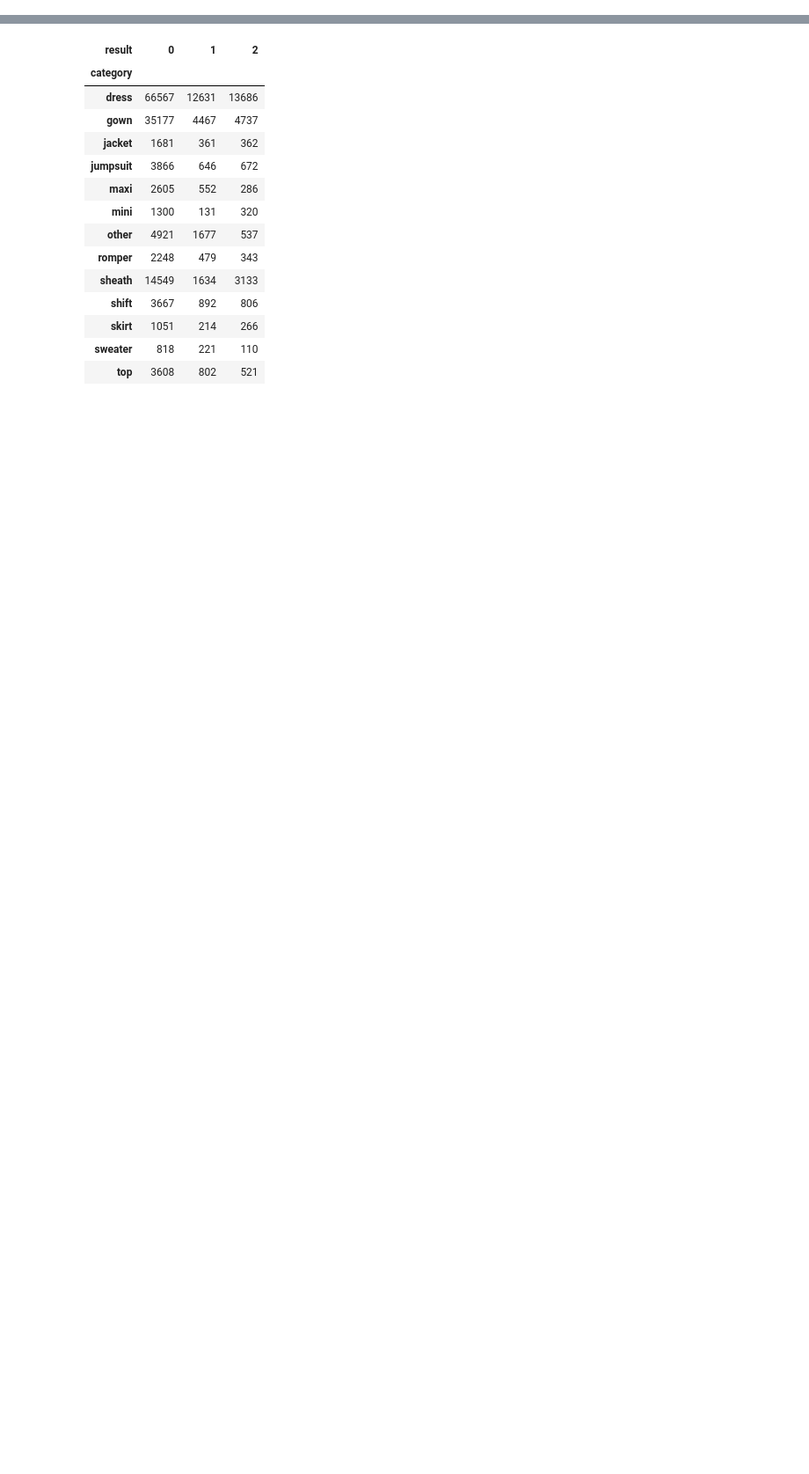
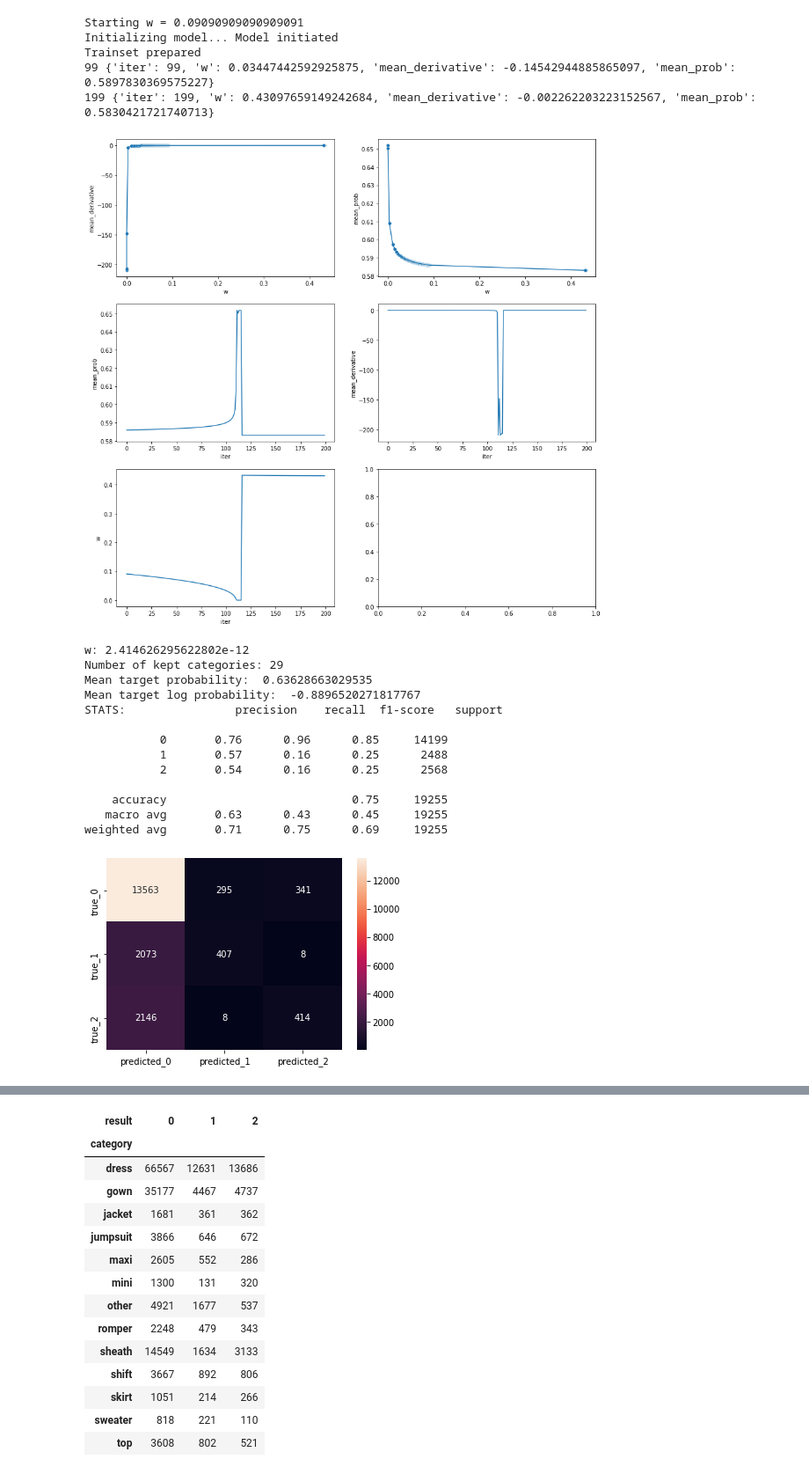
Before and after one commit to mfirgo/clothing_fit_licencjat, a Jupyter notebook: SimplifiedHierarchical.ipynb, the cells around one changed output, grey strips where cells are left out. Shown at 88% size. Saved outputs shown, nothing was run; the diff lists cells and outputs as text; code cells hidden in the pictures; blank space fills up the shorter version.

```diff
--- a/SimplifiedHierarchical.ipynb
+++ b/SimplifiedHierarchical.ipynb
@@ -199,0 +10,6 @@ dtype: int64
+# %%
+df = get_processed_renttherunway_data()
+train = get_train_runttherunway_data()
+test = get_test_runttherunway_data()
+full_category_counts = df.value_counts("category").values
+train_category_counts = train.value_counts("category").values
@@ -199,0 +89,25 @@ dtype: int64
+# %%
+hs, results = experiment(train, test, 200)
+show_learning_process(hs)
+show_stats(hs, results)
+# %% [output]
+Starting w = 0.09090909090909091
+Initializing model... Model initiated
+Trainset prepared
+99 {'iter': 99, 'w': 0.03447442592925875, 'mean_derivative': -0.14542944885865097, 'mean_prob': 0.5897830369575227}
+199 {'iter': 199, 'w': 0.43097659149242684, 'mean_derivative': -0.002262203223152567, 'mean_prob': 0.5830421721740713}
+[figure, added]
+w: 2.414626295622802e-12
+Number of kept categories: 29
+Mean target probability:  0.63628663029535
+Mean target log probability:  -0.8896520271817767
+STATS:                precision    recall  f1-score   support
+
+           0       0.76      0.96      0.85     14199
+           1       0.57      0.16      0.25      2488
+           2       0.54      0.16      0.25      2568
+
+    accuracy                           0.75     19255
+   macro avg       0.63      0.43      0.45     19255
+weighted avg       0.71      0.75      0.69     19255
+[figure, added]
```
Also changed, not shown: parts of 47 cells of this notebook, 2 other files.
